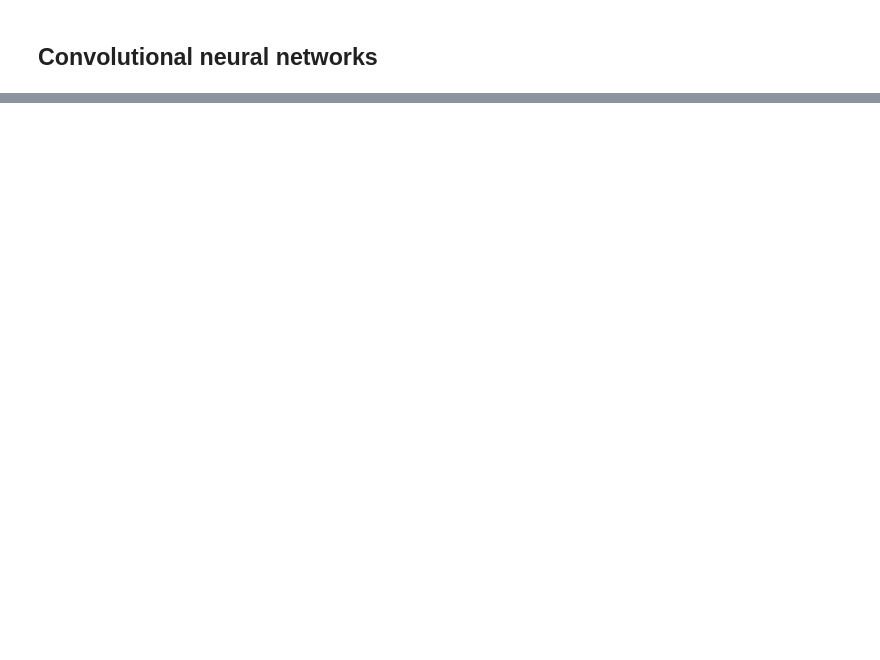
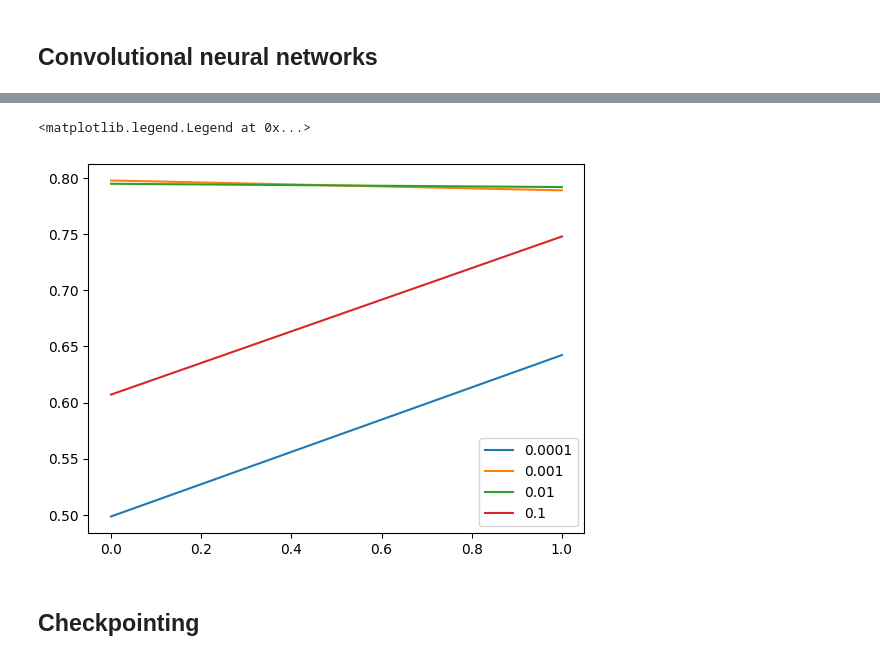
Before and after one commit to Uzoemeka/Machine-learning-Projects, a Jupyter notebook: Neural Network and Deep_Learning/Fashion Classification.ipynb, the cells around one changed output, grey strips where cells are left out. Saved outputs shown, nothing was run; the diff lists cells and outputs as text; code cells hidden in the pictures; blank space fills up the shorter version.

```diff
--- a/Neural Network and Deep_Learning/Fashion Classification.ipynb
+++ b/Neural Network and Deep_Learning/Fashion Classification.ipynb
@@ -146,0 +250,9 @@ Downloading data from https://storage.googleapis.com/download.tensorflow.org/dat
+# %%
+learning_rate = 0.01
+optimizer = keras.optimizers.Adam(learning_rate = learning_rate)
+
+loss = keras.losses.CategoricalCrossentropy(from_logits = True)
+
+model.compile(optimizer=optimizer, loss=loss, metrics=['accuracy'])
+# %%
+history = model.fit(train_ds, epochs=2, validation_data=val_ds)
@@ -146,0 +340,10 @@ Downloading data from https://storage.googleapis.com/download.tensorflow.org/dat
+# %%
+for lr, hist in scores.items():
+    plt.plot(hist['val_accuracy'], label=lr)
+
+plt.legend()
+# %% [output]
+<matplotlib.legend.Legend at 0x...>
+[figure, added]
+# %% [markdown]
+## Checkpointing
```
Also changed, not shown: parts of 27 cells of this notebook.
